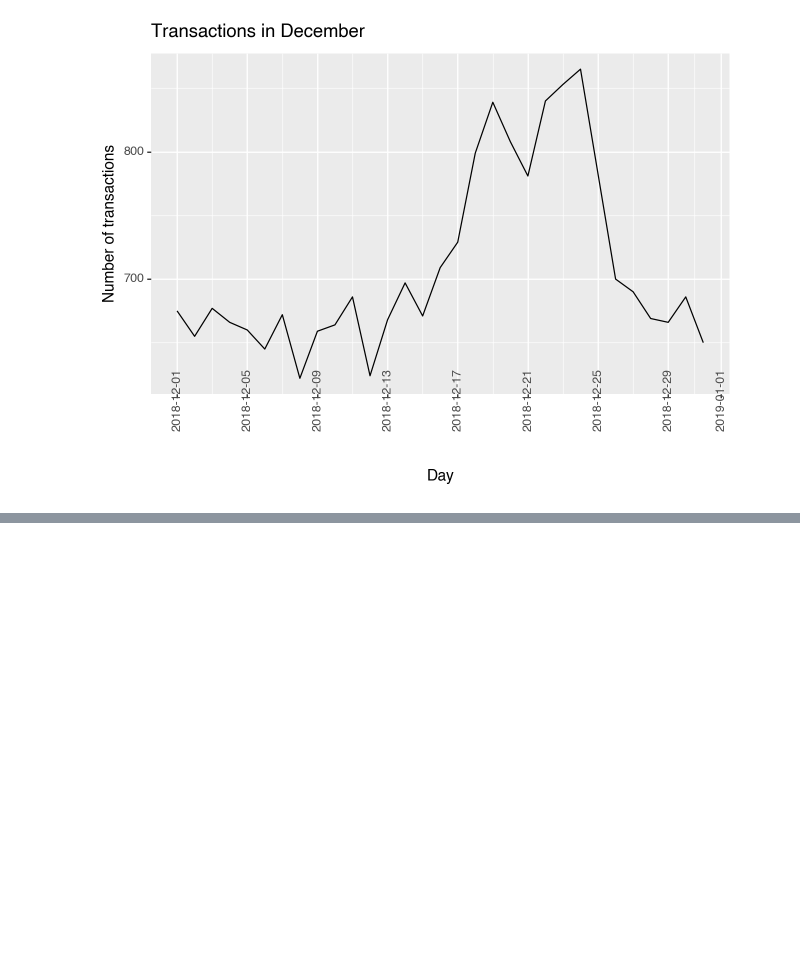
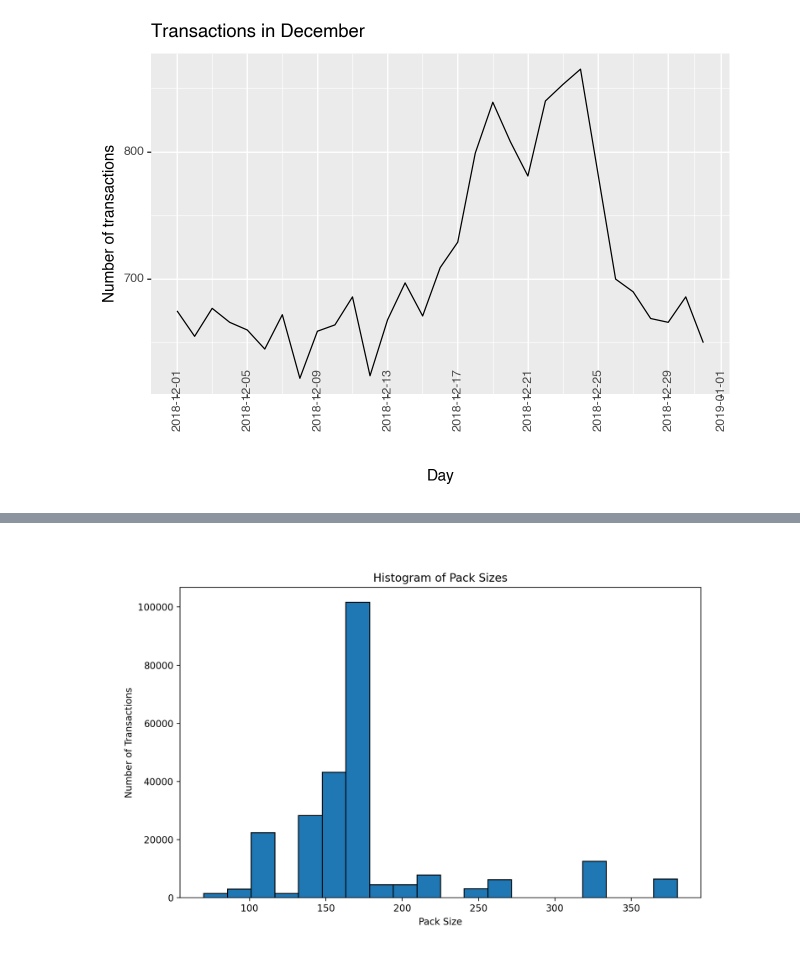
Before and after one commit to yahyaCS/quantiumTasks, a Jupyter notebook: Task1.ipynb, the cells around one changed output, grey strips where cells are left out. Drawn from its saved outputs; the diff is of its cells as text; code cells hidden in the pictures; blank space fills up the shorter version.

Commit message:
Ploted Histogram of Packsizes

```diff
--- a/Task1.ipynb
+++ b/Task1.ipynb
@@ -262,3 +262,10 @@ plot_december = (
 print(plot_december)
 # %% [output]
 [figure]
+# %%
+df_chips['PACK_SIZE'] = df_chips['PROD_NAME'].str.extract('(\d+)').astype(float)
+
+pack_size_counts = df_chips['PACK_SIZE'].value_counts().sort_index()
+
+print("Pack Size Counts:")
+print(pack_size_counts)
@@ -264,0 +294,11 @@ print(plot_december)
+# %%
+import matplotlib.pyplot as plt
+
+plt.figure(figsize=(10, 6))
+plt.hist(df_chips['PACK_SIZE'], bins=20, edgecolor='black')
+plt.xlabel('Pack Size')
+plt.ylabel('Number of Transactions')
+plt.title('Histogram of Pack Sizes')
+plt.show()
+# %% [output]
+[figure, added]
```
Also changed, not shown: parts of 1 cell of this notebook.
